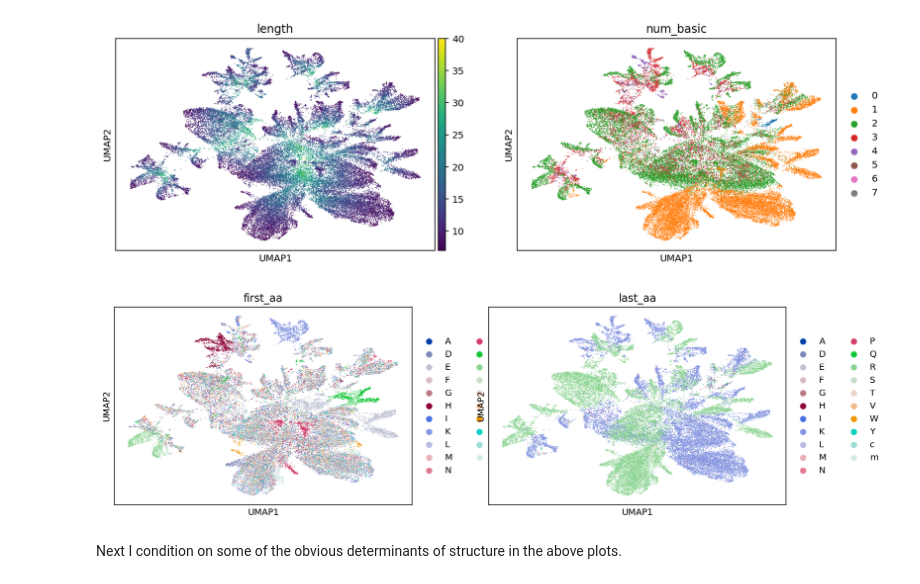
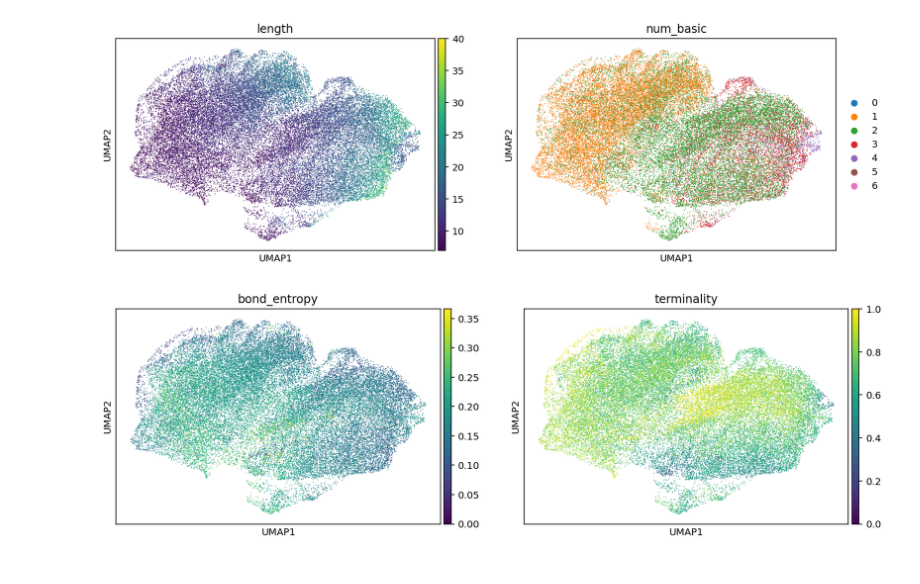
Before and after one commit to murphy17/MSPretraining, a Jupyter notebook: AnalyzeEmbeddings.ipynb, the cells around one changed output. Saved outputs shown, nothing was run; the diff lists cells and outputs as text; code cells hidden in the pictures.

```diff
--- a/AnalyzeEmbeddings.ipynb
+++ b/AnalyzeEmbeddings.ipynb
@@ -64,11 +94,4 @@ adata.obs['polarity'] = adata.obs['sequence'].map(polarity)
 sc.tl.pca(adata, random_state=0)
 sc.pp.neighbors(adata, random_state=0)
 sc.tl.umap(adata, random_state=0)
-
-sc.pl.umap(adata,color=['length','num_basic'])
-sc.pl.umap(adata,color=['first_aa','last_aa'])
+sc.tl.leiden(adata, resolution=0.5)
-# %% [output]
-[figure, removed]
-[figure, removed]
-# %% [markdown]
-Next I condition on some of the obvious determinants of structure in the above plots.
@@ -82,0 +98,7 @@ adata = adata[adata.obs['num_basic']=='2']
+# %%
+sc.pl.umap(adata,color=['length','num_basic'])
+# sc.pl.umap(adata,color=['first_aa','last_aa'])
+sc.pl.umap(adata,color=['bond_entropy','terminality'])
+# %% [output]
+[figure, added]
+[figure, added]
```
Also changed, not shown: parts of 24 cells of this notebook, 8 other files.
